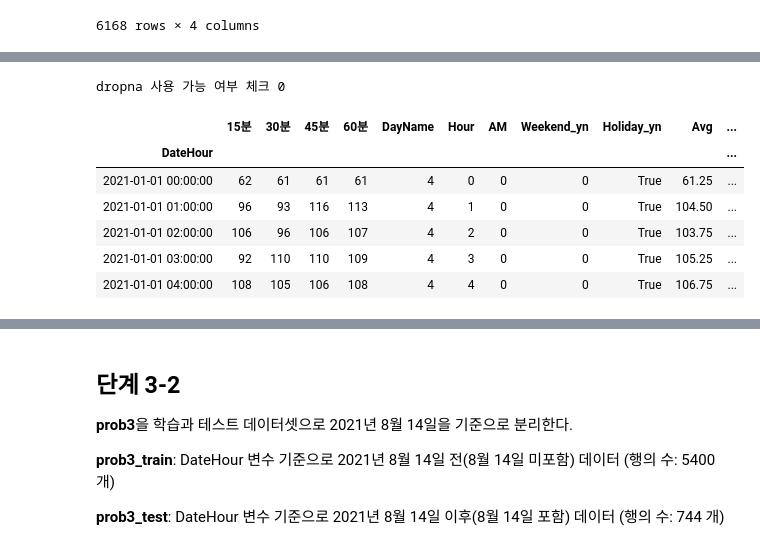
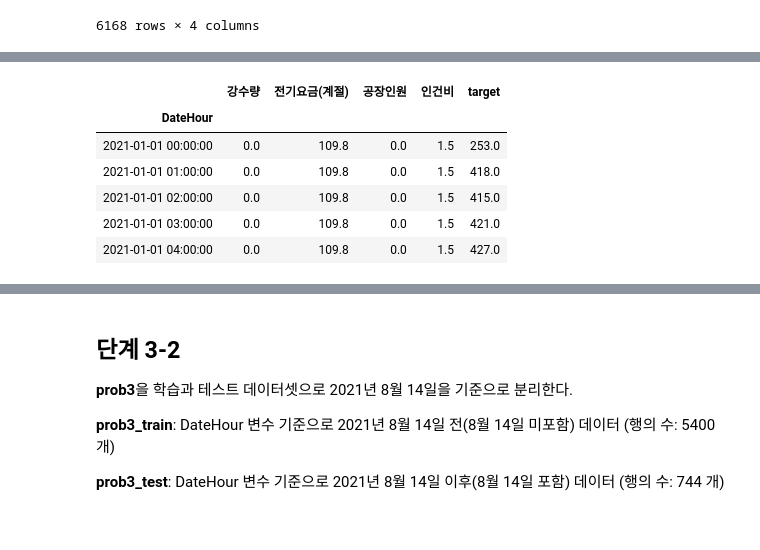
Before and after one commit to sunkusun9/DS_lv3_2603_2, a Jupyter notebook: sec_ds_lv3_prob3_prob.ipynb, the cells around one changed output, grey strips where cells are left out. Cells and saved outputs as stored; diff of their text form; code cells hidden in the pictures.

```diff
--- a/sec_ds_lv3_prob3_prob.ipynb
+++ b/sec_ds_lv3_prob3_prob.ipynb
@@ -1294,17 +1258,18 @@ Name: DateHour, dtype: int64
-# %%
-df_prob3 = df_basetable1.assign(
-    target = lambda x: x['TotalHour'].shift(-24)
-).dropna()
-print(
-    'dropna 사용 가능 여부 체크', df_basetable1.isna().sum().sum()
-)
-df_prob3.head().iloc[-5:]
-# %% [output]
-dropna 사용 가능 여부 체크 0
-|  | 15분 | 30분 | 45분 | 60분 | DayName | Hour | AM | Weekend_yn | Holiday_yn | Avg | ... |
-| DateHour |  |  |  |  |  |  |  |  |  |  | ... |
-| 2021-01-01 00:00:00 | 62 | 61 | 61 | 61 | 4 | 0 | 0 | 0 | True | 61.25 | ... |
-| 2021-01-01 01:00:00 | 96 | 93 | 116 | 113 | 4 | 1 | 0 | 0 | True | 104.50 | ... |
-| 2021-01-01 02:00:00 | 106 | 96 | 106 | 107 | 4 | 2 | 0 | 0 | True | 103.75 | ... |
-| 2021-01-01 03:00:00 | 92 | 110 | 110 | 109 | 4 | 3 | 0 | 0 | True | 105.25 | ... |
-| 2021-01-01 04:00:00 | 108 | 105 | 106 | 108 | 4 | 4 | 0 | 0 | True | 106.75 | ... |
+# %%
+# 방법1: 인덱스를 조정
+df_prob3 = df_basetable1.assign(
+    target = pd.Series(
+        df_basetable1['TotalHour'].values, index = df_basetable1.index - pd.Timedelta(days=1)
+    )
+).pipe(
+    lambda x: x.loc[x['target'].notna()]
+)
+df_prob3.iloc[:5, -5:]
+# %% [output]
+|  | 강수량 | 전기요금(계절) | 공장인원 | 인건비 | target |
+| DateHour |  |  |  |  |  |
+| 2021-01-01 00:00:00 | 0.0 | 109.8 | 0.0 | 1.5 | 253.0 |
+| 2021-01-01 01:00:00 | 0.0 | 109.8 | 0.0 | 1.5 | 418.0 |
+| 2021-01-01 02:00:00 | 0.0 | 109.8 | 0.0 | 1.5 | 415.0 |
+| 2021-01-01 03:00:00 | 0.0 | 109.8 | 0.0 | 1.5 | 421.0 |
+| 2021-01-01 04:00:00 | 0.0 | 109.8 | 0.0 | 1.5 | 427.0 |
```
Also changed, not shown: parts of 111 cells of this notebook.
